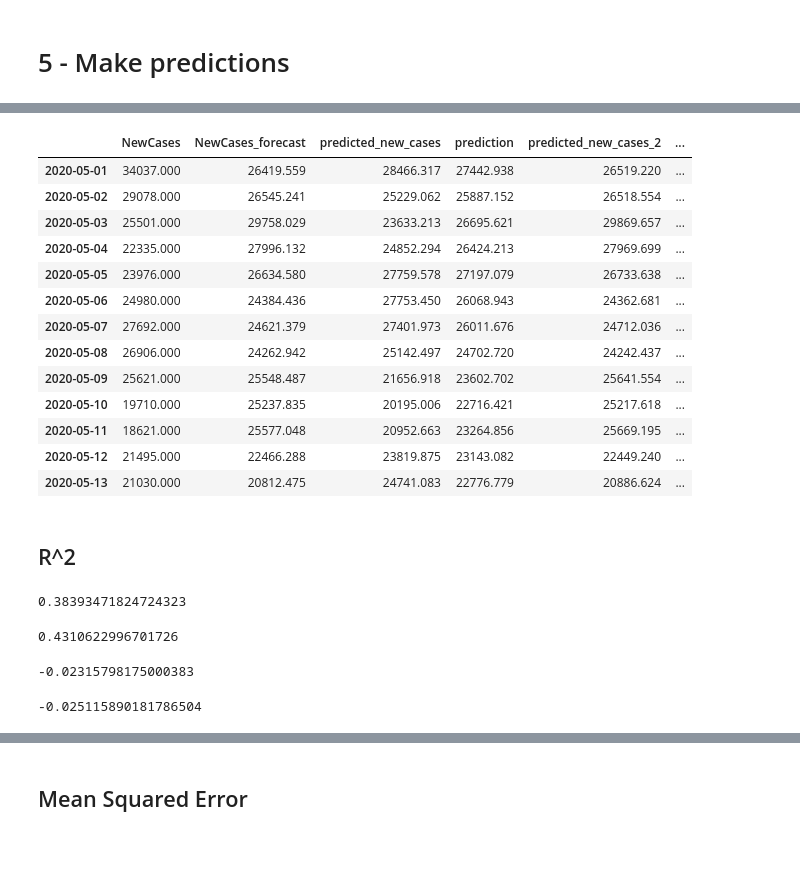
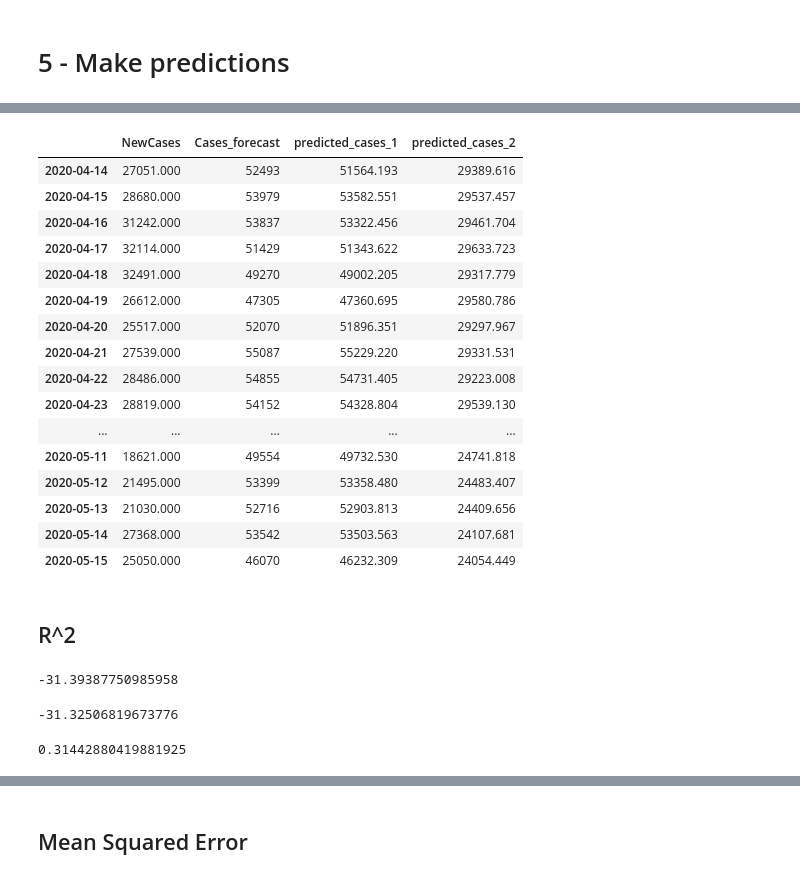
Before and after one commit to JoshuaFarmerATX/ehaarmanny_ML_App, a Jupyter notebook: Notebooks/Dani_ARIMA3.ipynb, the cells around one changed output, grey strips where cells are left out. Saved outputs shown, nothing was run; the diff lists cells and outputs as text; code cells hidden in the pictures; blank space fills up the shorter version.

```diff
--- a/Notebooks/Dani_ARIMA3.ipynb
+++ b/Notebooks/Dani_ARIMA3.ipynb
@@ -261,7 +279,2 @@ future_df['residual_forecast'] = model_fit3.predict(start = 10, end= 115, dynami
 # %%
-#original
-future_df = future_df.assign(predicted_new_cases=(future_df['seasonal_forecast'] * future_df['trend_forecast'] * future_df['residual_forecast'])+ future_df['trend_forecast'])
+future_df = future_df.assign(predicted_cases_2=(future_df['trend_forecast'] * future_df['residual_forecast']))
-# %%
-future_df = future_df.assign(predicted_new_cases_2=(future_df['NewCases_forecast'] * future_df['residual_forecast']))
-# %%
-future_df = future_df.assign(predicted_new_cases_3=(future_df['trend_forecast'] * future_df['residual_forecast']))
@@ -270,2 +280,0 @@ future_df = future_df.assign(predicted_new_cases_3=(future_df['trend_forecast']
-# %%
-future_df["prediction"] = (future_df["NewCases_forecast"] + future_df["predicted_new_cases"])/2
@@ -276,36 +301,35 @@ future_df[future_df['predicted_new_cases'].notnull() & (future_df['NewCases'].is
 # %%
-compare_df= future_df[['NewCases', 'NewCases_forecast', "predicted_new_cases", "prediction", "predicted_new_cases_2", "predicted_new_cases_3" ]].dropna()
+compare_df= future_df[["NewCases", "Cases_forecast", "predicted_cases_1", "predicted_cases_2"]].dropna()
 compare_df
 # %% [output]
-|  | NewCases | NewCases_forecast | predicted_new_cases | prediction | predicted_new_cases_2 | ... |
-| 2020-05-01 | 34037.000 | 26419.559 | 28466.317 | 27442.938 | 26519.220 | ... |
-| 2020-05-02 | 29078.000 | 26545.241 | 25229.062 | 25887.152 | 26518.554 | ... |
-| 2020-05-03 | 25501.000 | 29758.029 | 23633.213 | 26695.621 | 29869.657 | ... |
-| 2020-05-04 | 22335.000 | 27996.132 | 24852.294 | 26424.213 | 27969.699 | ... |
-| 2020-05-05 | 23976.000 | 26634.580 | 27759.578 | 27197.079 | 26733.638 | ... |
-| 2020-05-06 | 24980.000 | 24384.436 | 27753.450 | 26068.943 | 24362.681 | ... |
-| 2020-05-07 | 27692.000 | 24621.379 | 27401.973 | 26011.676 | 24712.036 | ... |
-| 2020-05-08 | 26906.000 | 24262.942 | 25142.497 | 24702.720 | 24242.437 | ... |
-| 2020-05-09 | 25621.000 | 25548.487 | 21656.918 | 23602.702 | 25641.554 | ... |
-| 2020-05-10 | 19710.000 | 25237.835 | 20195.006 | 22716.421 | 25217.618 | ... |
-| 2020-05-11 | 18621.000 | 25577.048 | 20952.663 | 23264.856 | 25669.195 | ... |
-| 2020-05-12 | 21495.000 | 22466.288 | 23819.875 | 23143.082 | 22449.240 | ... |
-| 2020-05-13 | 21030.000 | 20812.475 | 24741.083 | 22776.779 | 20886.624 | ... |
+|  | NewCases | Cases_forecast | predicted_cases_1 | predicted_cases_2 |
+| 2020-04-14 | 27051.000 | 52493 | 51564.193 | 29389.616 |
+| 2020-04-15 | 28680.000 | 53979 | 53582.551 | 29537.457 |
+| 2020-04-16 | 31242.000 | 53837 | 53322.456 | 29461.704 |
+| 2020-04-17 | 32114.000 | 51429 | 51343.622 | 29633.723 |
+| 2020-04-18 | 32491.000 | 49270 | 49002.205 | 29317.779 |
+| 2020-04-19 | 26612.000 | 47305 | 47360.695 | 29580.786 |
+| 2020-04-20 | 25517.000 | 52070 | 51896.351 | 29297.967 |
+| 2020-04-21 | 27539.000 | 55087 | 55229.220 | 29331.531 |
+| 2020-04-22 | 28486.000 | 54855 | 54731.405 | 29223.008 |
+| 2020-04-23 | 28819.000 | 54152 | 54328.804 | 29539.130 |
+| ... | ... | ... | ... | ... |
+| 2020-05-11 | 18621.000 | 49554 | 49732.530 | 24741.818 |
+| 2020-05-12 | 21495.000 | 53399 | 53358.480 | 24483.407 |
+| 2020-05-13 | 21030.000 | 52716 | 52903.813 | 24409.656 |
+| 2020-05-14 | 27368.000 | 53542 | 53503.563 | 24107.681 |
+| 2020-05-15 | 25050.000 | 46070 | 46232.309 | 24054.449 |
 # %% [markdown]
 ## R^2
 # %%
-r2_score(compare_df.NewCases, compare_df.prediction)
+r2_score(compare_df.NewCases, compare_df.Cases_forecast)
 # %% [output]
-0.38393471824724323
+-31.39387750985958
 # %%
-r2_score(compare_df.NewCases, compare_df.predicted_new_cases)
+r2_score(compare_df.NewCases, compare_df.predicted_cases_1)
 # %% [output]
-0.4310622996701726
+-31.32506819673776
 # %%
-r2_score(compare_df.NewCases, compare_df.NewCases_forecast)
+r2_score(compare_df.NewCases, compare_df.predicted_cases_2)
 # %% [output]
--0.02315798175000383
+0.31442880419881925
-# %%
-r2_score(compare_df.NewCases, compare_df.predicted_new_cases_2)
-# %% [output]
--0.025115890181786504
```
Also changed, not shown: parts of 31 cells of this notebook.
